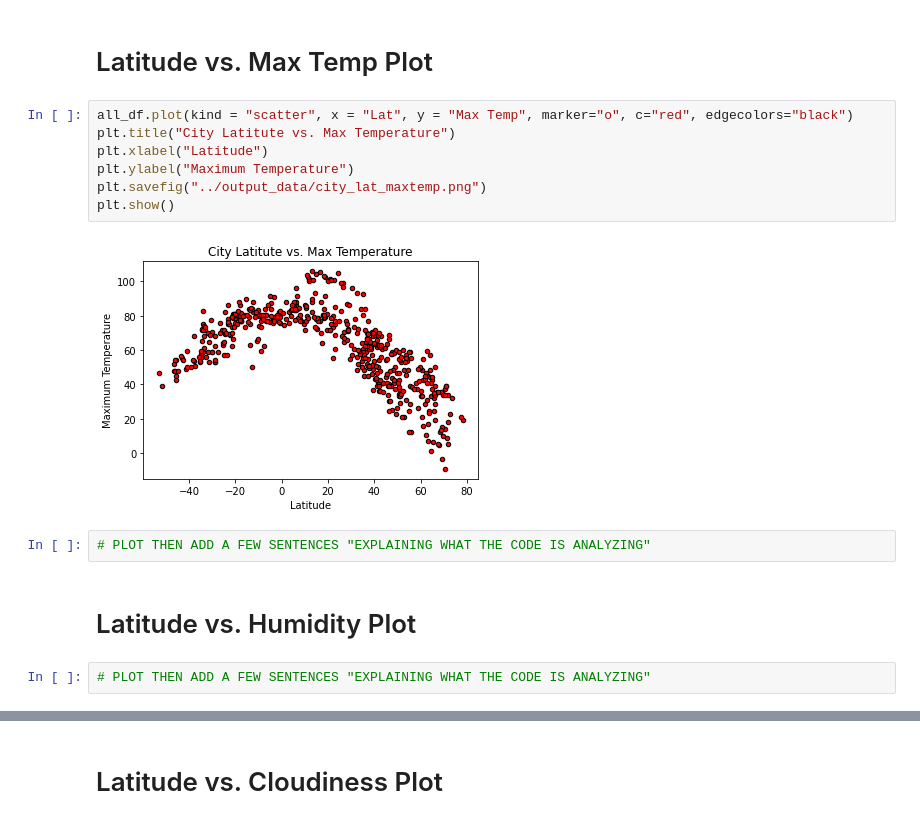
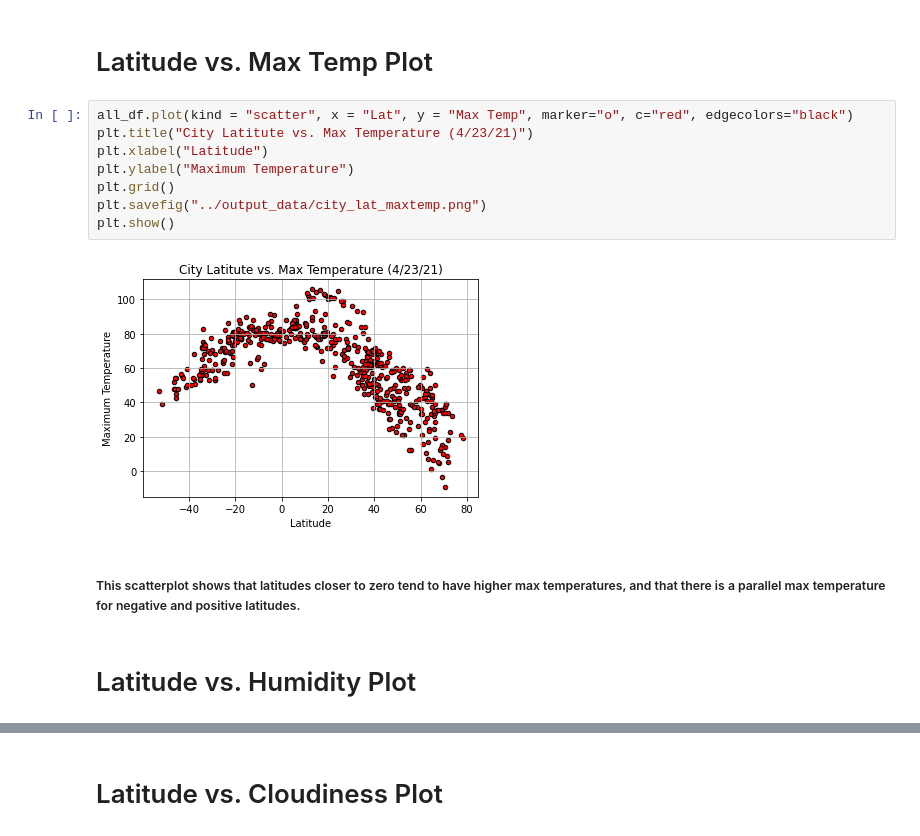
Before and after one commit to MarcLeslie/python-api-challenge, a Jupyter notebook: WeatherPy/WeatherPy.ipynb, the cells around one changed output, grey strips where cells are left out. Cells and saved outputs as stored; diff of their text form.

Commit message:
A few more scatter plots done

```diff
--- a/WeatherPy/WeatherPy.ipynb
+++ b/WeatherPy/WeatherPy.ipynb
@@ -177,16 +177,15 @@ all_df.head()
 # Latitude vs. Max Temp Plot
 # %%
 all_df.plot(kind = "scatter", x = "Lat", y = "Max Temp", marker="o", c="red", edgecolors="black")
-plt.title("City Latitute vs. Max Temperature")
+plt.title("City Latitute vs. Max Temperature (4/23/21)")
 plt.xlabel("Latitude")
 plt.ylabel("Maximum Temperature")
+plt.grid()
 plt.savefig("../output_data/city_lat_maxtemp.png")
 plt.show()
 # %% [output]
-[figure, old version]
+[figure, new version]
-# %%
-# PLOT THEN ADD A FEW SENTENCES "EXPLAINING WHAT THE CODE IS ANALYZING"
+# %% [markdown]
+##### This scatterplot shows that latitudes closer to zero tend to have higher max temperatures, and that there is a parallel max temperature for negative and positive latitudes.
 # %% [markdown]
 # Latitude vs. Humidity Plot
-# %%
-# PLOT THEN ADD A FEW SENTENCES "EXPLAINING WHAT THE CODE IS ANALYZING"
```
Also changed, not shown: parts of 5 cells of this notebook, 3 other files.
